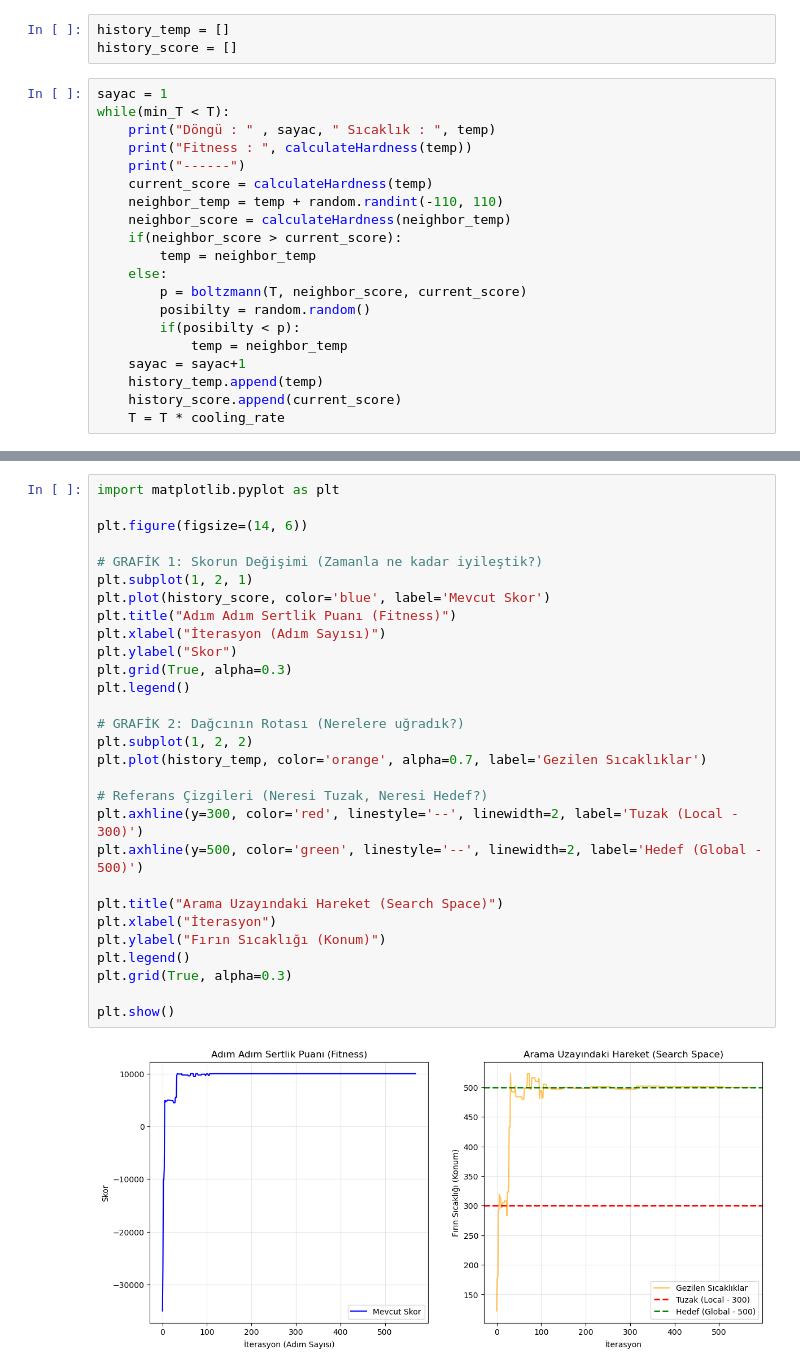
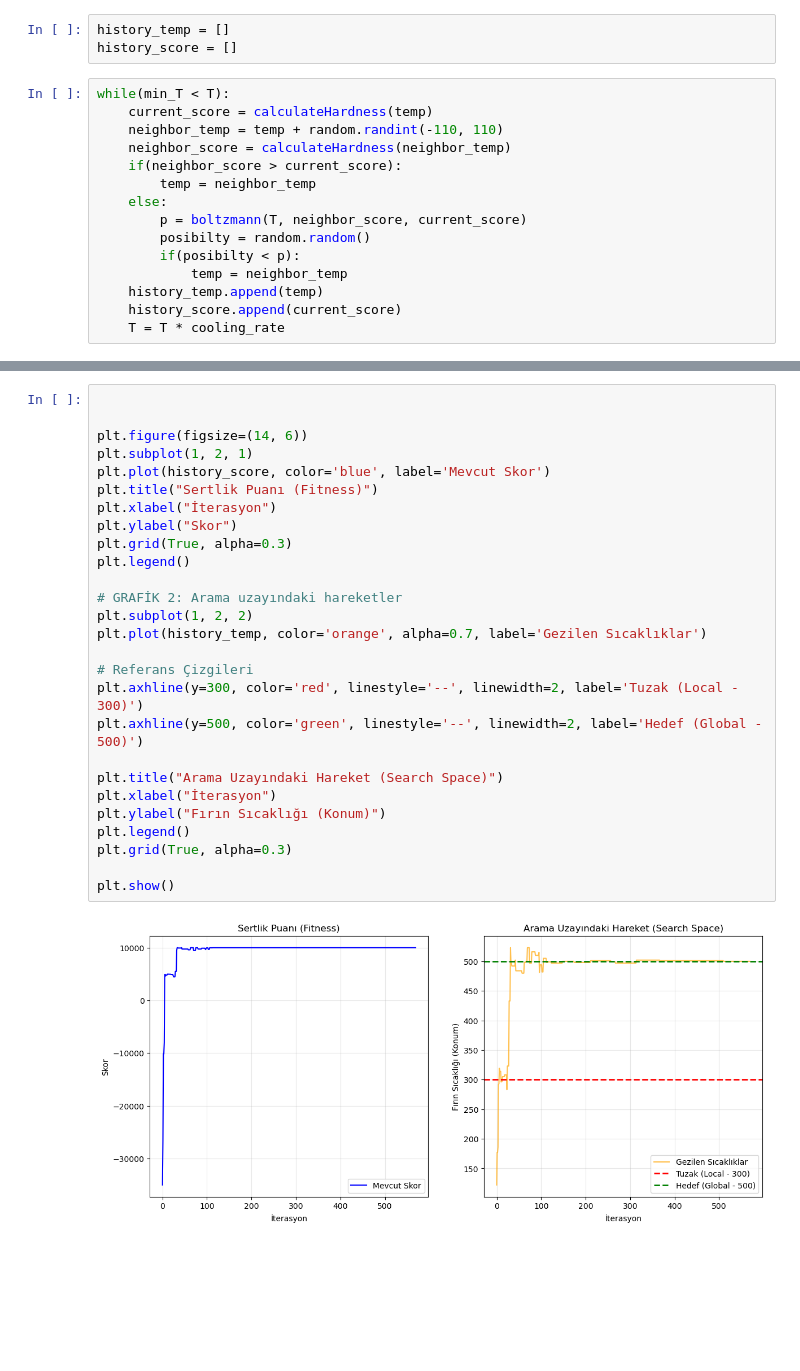
Before and after one commit to dogahavaa/Metaheuristic-Optimization-Lab, a Jupyter notebook: 2-SimulatedAnnealing.ipynb, the cells around one changed output, grey strips where cells are left out. Cells and saved outputs as stored; diff of their text form; blank space fills up the shorter version.

```diff
--- a/2-SimulatedAnnealing.ipynb
+++ b/2-SimulatedAnnealing.ipynb
@@ -39,11 +40,7 @@ def boltzmann(T, neighbor, current):
 history_temp = []
 history_score = []
 # %%
-sayac = 1
 while(min_T < T):
-    print("Döngü : " , sayac, " Sıcaklık : ", temp)
-    print("Fitness : ", calculateHardness(temp))
-    print("------")
     current_score = calculateHardness(temp)
     neighbor_temp = temp + random.randint(-110, 110)
     neighbor_score = calculateHardness(neighbor_temp)
@@ -54,7 +51,6 @@ while(min_T < T):
         posibilty = random.random()
         if(posibilty < p):
             temp = neighbor_temp
-    sayac = sayac+1
     history_temp.append(temp)
     history_score.append(current_score)
     T = T * cooling_rate
@@ -79,31 +57,29 @@ Fitness :  10000
 # %%
-import matplotlib.pyplot as plt
+
 
 plt.figure(figsize=(14, 6))
-
-# GRAFİK 1: Skorun Değişimi (Zamanla ne kadar iyileştik?)
 plt.subplot(1, 2, 1)
 plt.plot(history_score, color='blue', label='Mevcut Skor')
-plt.title("Adım Adım Sertlik Puanı (Fitness)")
-plt.xlabel("İterasyon (Adım Sayısı)")
+plt.title("Sertlik Puanı (Fitness)")
+plt.xlabel("İterasyon")
 plt.ylabel("Skor")
 plt.grid(True, alpha=0.3)
 plt.legend()
 
-# GRAFİK 2: Dağcının Rotası (Nerelere uğradık?)
+# GRAFİK 2: Arama uzayındaki hareketler
 plt.subplot(1, 2, 2)
 plt.plot(history_temp, color='orange', alpha=0.7, label='Gezilen Sıcaklıklar')
 
-# Referans Çizgileri (Neresi Tuzak, Neresi Hedef?)
+# Referans Çizgileri
 plt.axhline(y=300, color='red', linestyle='--', linewidth=2, label='Tuzak (Local - 300)')
 plt.axhline(y=500, color='green', linestyle='--', linewidth=2, label='Hedef (Global - 500)')
 
 plt.title("Arama Uzayındaki Hareket (Search Space)")
 plt.xlabel("İterasyon")
 plt.ylabel("Fırın Sıcaklığı (Konum)")
 plt.legend()
 plt.grid(True, alpha=0.3)
 
 plt.show()
 # %% [output]
-[figure, old version]
+[figure, new version]
```
Also changed, not shown: parts of 3 cells of this notebook, 1 other file.
